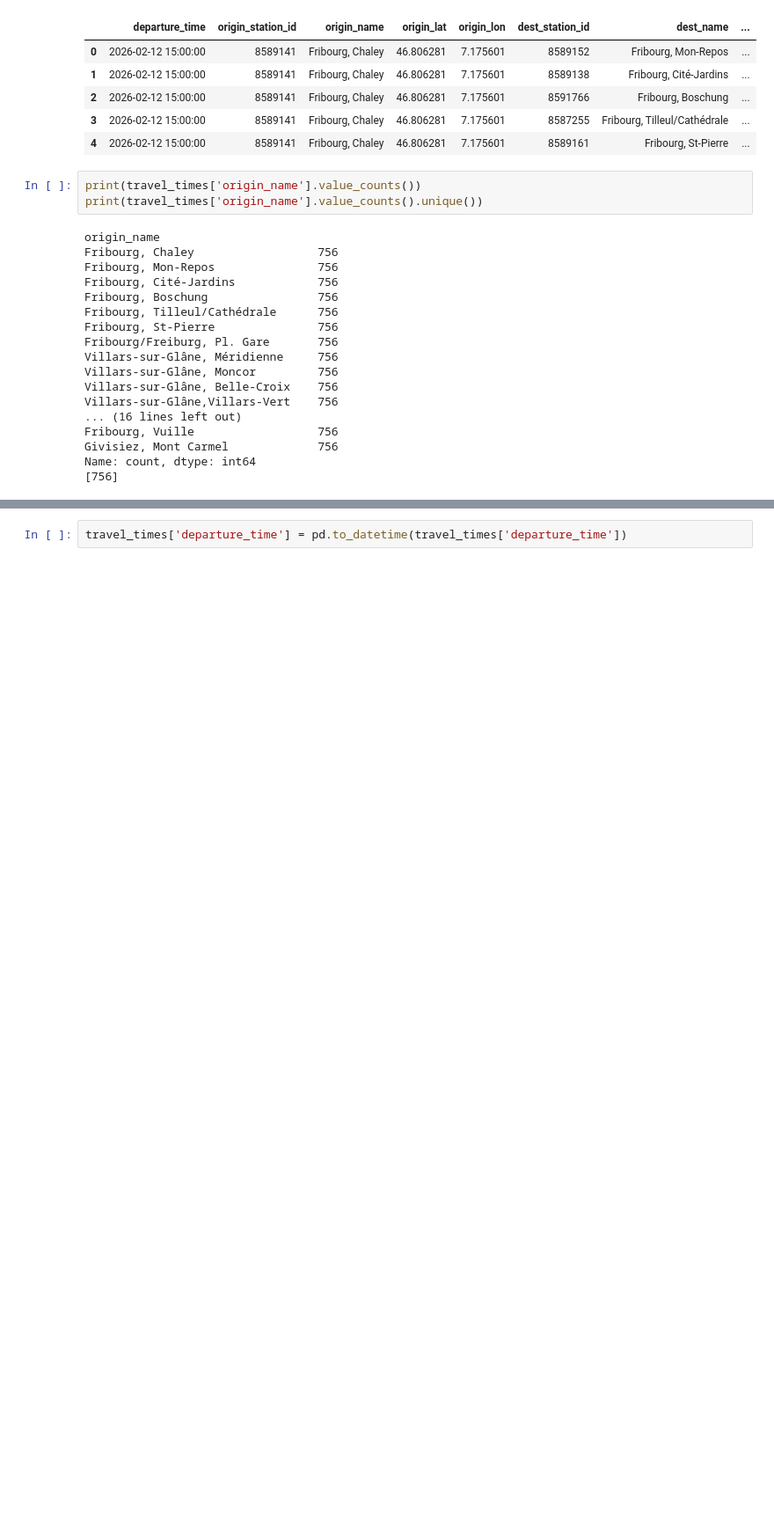
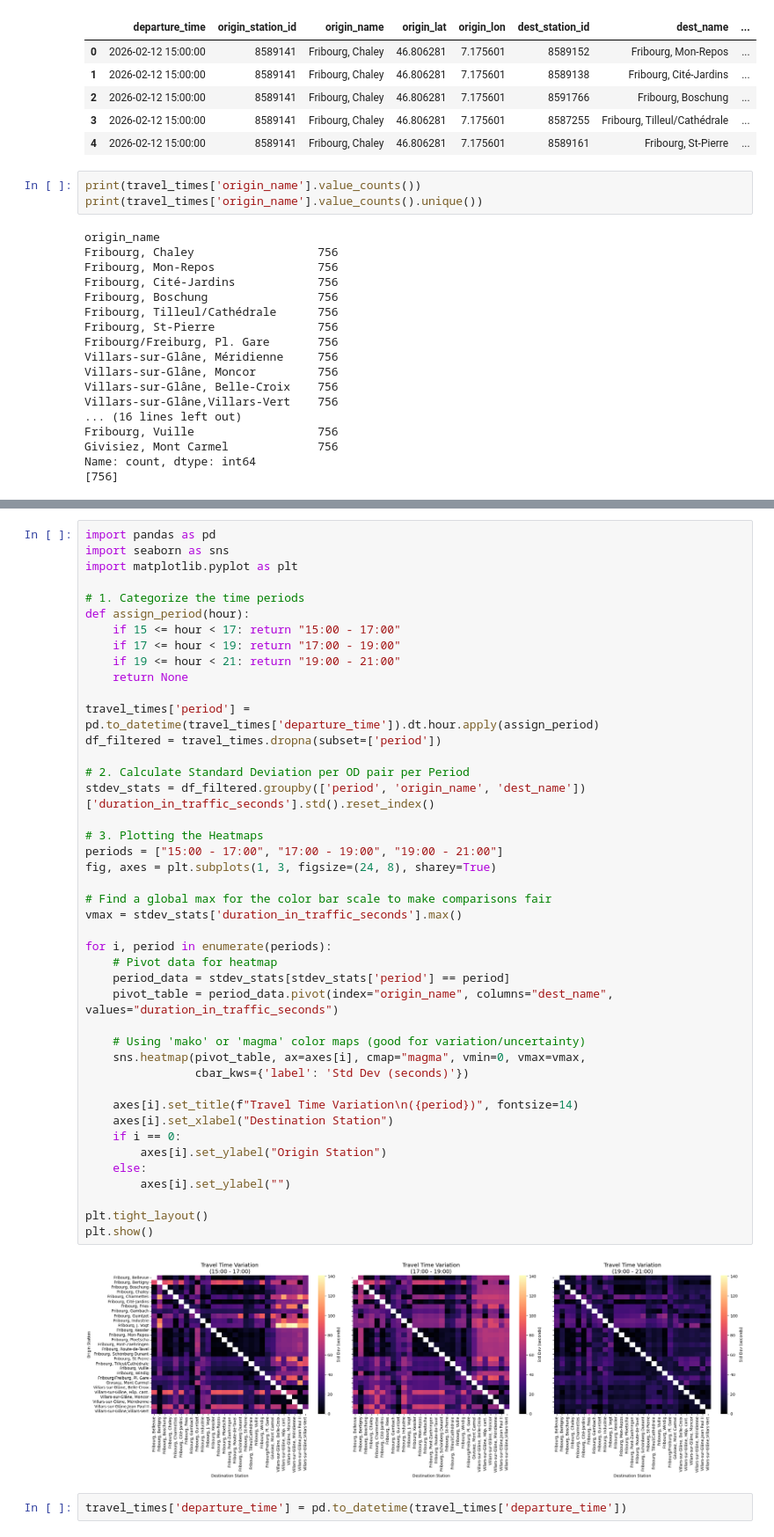
Before and after one commit to arthiu/Semester_Project_Meng_Xu, a Jupyter notebook: Minibus_simulation-main/Semester_project_arthur.ipynb, the cells around one changed output, grey strips where cells are left out. Shown at 88% size. Cells and saved outputs as stored; diff of their text form; blank space fills up the shorter version.

```diff
--- a/Minibus_simulation-main/Semester_project_arthur.ipynb
+++ b/Minibus_simulation-main/Semester_project_arthur.ipynb
@@ -401,2 +523,47 @@ Name: count, dtype: int64
+# %%
+import pandas as pd
+import seaborn as sns
+import matplotlib.pyplot as plt
+
+# 1. Categorize the time periods
+def assign_period(hour):
+    if 15 <= hour < 17: return "15:00 - 17:00"
+    if 17 <= hour < 19: return "17:00 - 19:00"
+    if 19 <= hour < 21: return "19:00 - 21:00"
+    return None
+
+travel_times['period'] = pd.to_datetime(travel_times['departure_time']).dt.hour.apply(assign_period)
+df_filtered = travel_times.dropna(subset=['period'])
+
+# 2. Calculate Standard Deviation per OD pair per Period
+stdev_stats = df_filtered.groupby(['period', 'origin_name', 'dest_name'])['duration_in_traffic_seconds'].std().reset_index()
+
+# 3. Plotting the Heatmaps
+periods = ["15:00 - 17:00", "17:00 - 19:00", "19:00 - 21:00"]
+fig, axes = plt.subplots(1, 3, figsize=(24, 8), sharey=True)
+
+# Find a global max for the color bar scale to make comparisons fair
+vmax = stdev_stats['duration_in_traffic_seconds'].max()
+
+for i, period in enumerate(periods):
+    # Pivot data for heatmap
+    period_data = stdev_stats[stdev_stats['period'] == period]
+    pivot_table = period_data.pivot(index="origin_name", columns="dest_name", values="duration_in_traffic_seconds")
+
+    # Using 'mako' or 'magma' color maps (good for variation/uncertainty)
+    sns.heatmap(pivot_table, ax=axes[i], cmap="magma", vmin=0, vmax=vmax,
+                cbar_kws={'label': 'Std Dev (seconds)'})
+
+    axes[i].set_title(f"Travel Time Variation\n({period})", fontsize=14)
+    axes[i].set_xlabel("Destination Station")
+    if i == 0:
+        axes[i].set_ylabel("Origin Station")
+    else:
+        axes[i].set_ylabel("")
+
+plt.tight_layout()
+plt.show()
+# %% [output]
+[figure, added]
 # %%
 travel_times['departure_time'] = pd.to_datetime(travel_times['departure_time'])
```
Also changed, not shown: parts of 8 cells of this notebook, 5 other files.
